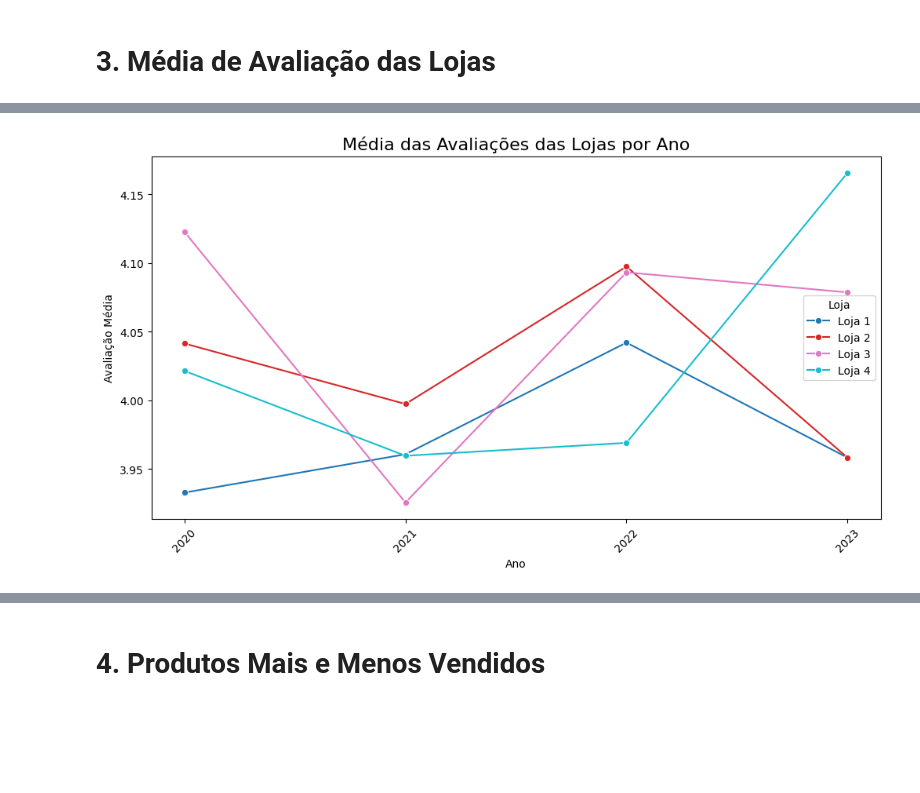
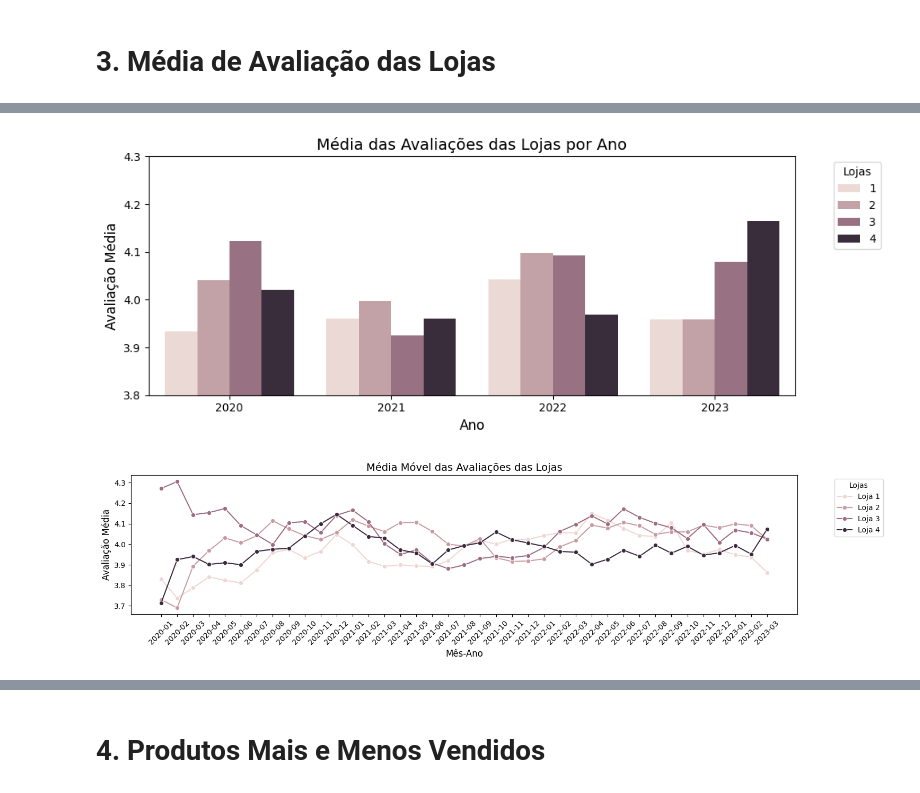
Before and after one commit to emilibohrer/alura_store, a Jupyter notebook: AluraStoreBr.ipynb, the cells around one changed output, grey strips where cells are left out. Drawn from its saved outputs; the diff is of its cells as text; code cells hidden in the pictures; blank space fills up the shorter version.

```diff
--- a/AluraStoreBr.ipynb
+++ b/AluraStoreBr.ipynb
@@ -377,0 +438,17 @@ plt.show()
+# %%
+fig, axes = plt.subplots(1, num_lojas, figsize=(4 * num_lojas, 4), sharex=True, sharey=True)
+
+# Criando histogramas lado a lado por loja
+for idx, loja in enumerate(df['loja'].unique()):
+    df_aux = df[df['loja'] == loja]
+
+    sns.histplot(df_aux['Avaliação da compra'], bins=10, kde=True, ax=axes[idx], color=cores_paleta_lojas[idx])
+
+    axes[idx].set_title(f'Histograma das Avaliações: Loja {loja}', fontsize=fontsize_titulo)
+    axes[idx].set_xlabel("Avaliação da Compra", fontsize=fontsize_eixos)
+    axes[idx].set_ylabel("Frequência", fontsize=fontsize_eixos)
+    axes[idx].tick_params(axis='both', labelsize=9)
+
+# Ajustar layout para evitar sobreposição
+plt.tight_layout()
+plt.show()
@@ -378,21 +457,42 @@ plt.show()
+# %%
+plt.figure(figsize=(10, 4))
+
+# Criando gráfico de barras por loja
+sns.barplot(x='Ano', y='Avaliação da compra', hue='loja', data=df_avaliacao_ano, palette=cores_paleta_lojas)
+
+# Adicionar título e rótulos
+plt.title('Média das Avaliações das Lojas por Ano', fontsize=fontsize_titulo)
+plt.xlabel('Ano', fontsize=fontsize_eixos)
+plt.ylabel('Avaliação Média', fontsize=fontsize_eixos)
+plt.xticks( fontsize=10)
+plt.yticks(fontsize=10)
+plt.legend(title='Lojas', bbox_to_anchor=(1.05, 1), loc='upper left', fontsize=10)
+plt.ylim(3.8,4.3)
+plt.tight_layout()
+plt.show()
+# %% [output]
+[figure, added]
 # %%
-df_time_ano = df_a.groupby(['Ano', 'loja'])['Avaliação da compra'].mean().reset_index()
+df_time = df_avaliacao.groupby(['Mes_Ano', 'loja'])['Avaliação da compra'].mean().reset_index()
+df_time['Media_Movel'] = df_time.groupby('loja')['Avaliação da compra'].transform(lambda x: x.rolling(window=6, min_periods=1).mean())
+df_time['Mes_Ano'] = df_time['Mes_Ano'].astype(str)
 
-df_time_ano['Ano'] = df_time_ano['Ano'].astype(str)  # Converter para string
+plt.figure(figsize=(15, 4))
 
-plt.figure(figsize=(12, 6))
+# Iterar sobre as lojas e aplicar as cores corretamente
+for idx, loja in enumerate(df_time['loja'].unique()):
+    df_aux = df_time[df_time['loja'] == loja]
+    sns.lineplot(x='Mes_Ano', y='Media_Movel', data=df_aux, marker='o',
+                 color=cores_paleta_lojas[idx % len(cores_paleta_lojas)], label=f'Loja {loja}')
 
-# Iterar sobre as lojas e plotar com as cores definidas
-for idx, loja in enumerate(df_time_ano['loja'].unique()):
-    df_aux = df_time_ano[df_time_ano['loja'] == loja]
-    sns.lineplot(x='Ano', y='Avaliação da compra', data=df_aux, marker='o', color=colors[idx], label=f'Loja {loja}')
-
-plt.title('Média das Avaliações das Lojas por Ano', fontsize=16)
-plt.xlabel('Ano')
-plt.ylabel('Avaliação Média')
-plt.xticks(rotation=45)
-plt.legend(title='Loja')
-
+# Melhorar título e rótulos
+plt.title('Média Móvel das Avaliações das Lojas', fontsize=fontsize_titulo)
+plt.xlabel('Mês-Ano', fontsize=fontsize_eixos)
+plt.ylabel('Avaliação Média', fontsize=fontsize_eixos)
+plt.xticks(rotation=45, fontsize=10)
+plt.yticks(fontsize=10)
+plt.legend(title='Lojas', bbox_to_anchor=(1.05, 1), loc='upper left', fontsize=10)
+plt.tight_layout()
 plt.show()
 # %% [output]
-[figure, old version]
+[figure, new version]
```
Also changed, not shown: parts of 43 cells of this notebook.
